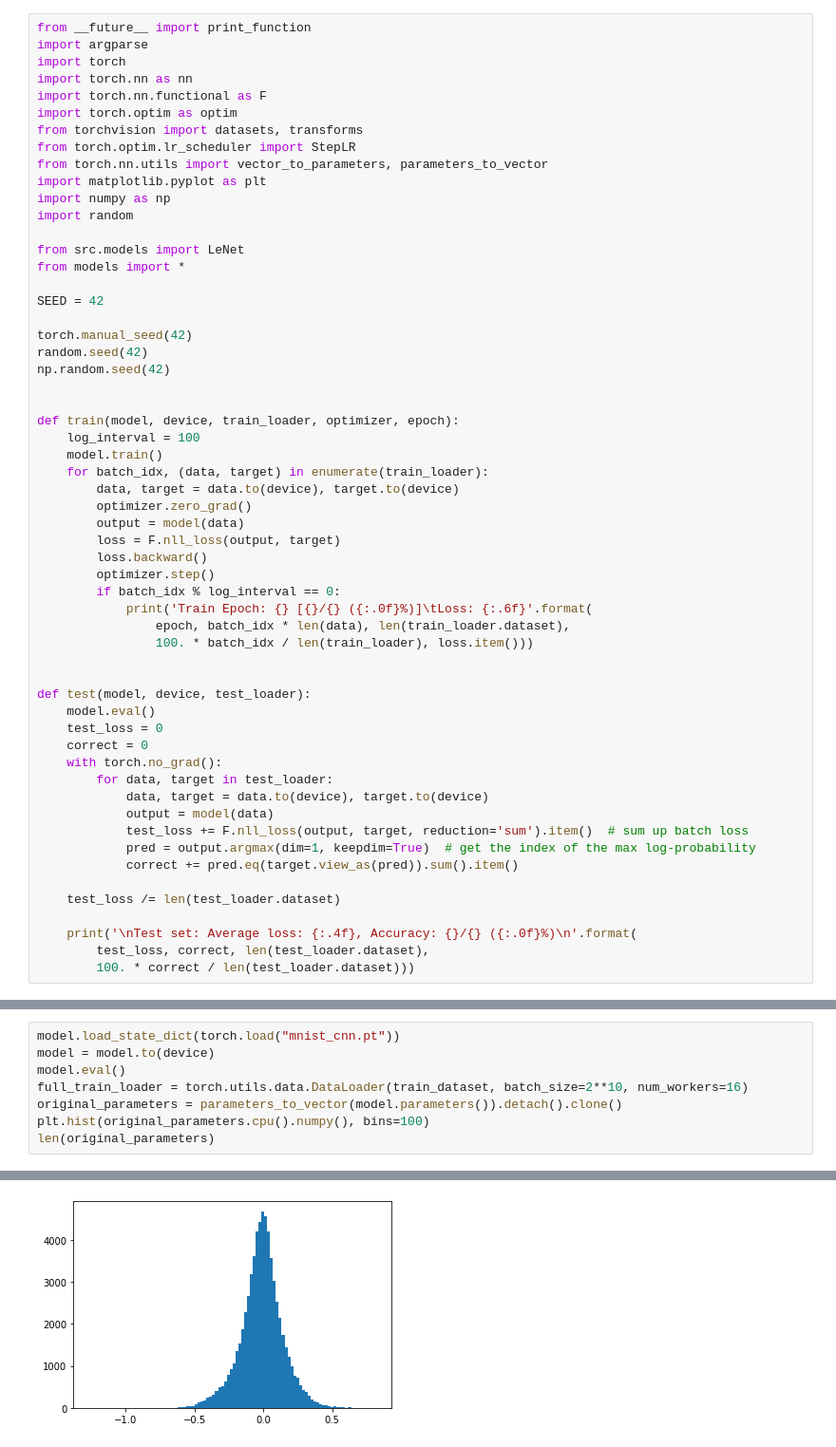
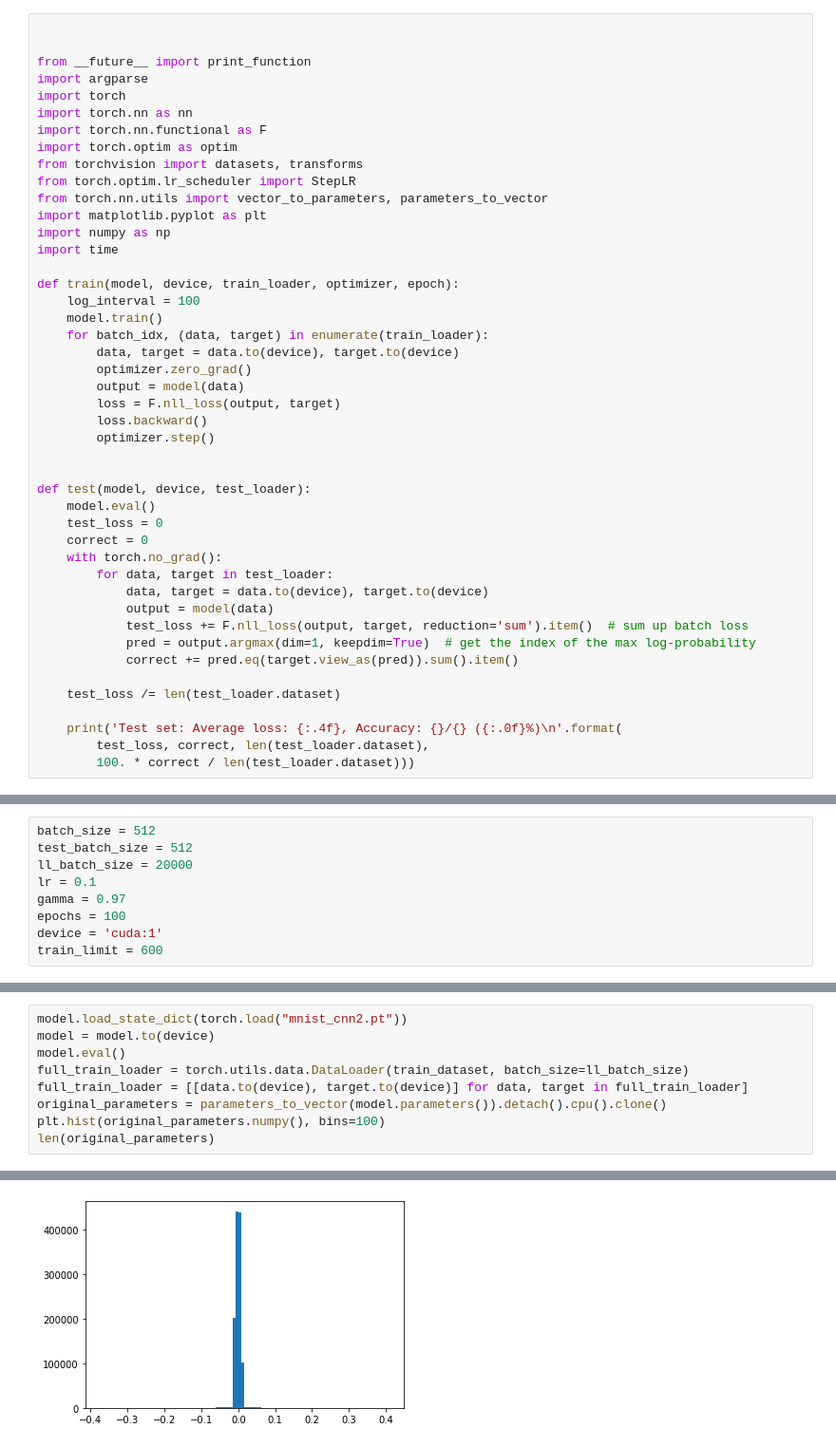
Before and after one commit to KsawerySmoczynski/One-simple-trick-to-fix-your-bayesian-neural-network, a Jupyter notebook: notebooks/bananas-vis.ipynb, the cells around one changed output, grey strips where cells are left out. Shown at 95% size. Saved outputs shown, nothing was run; the diff lists cells and outputs as text.

```diff
--- a/notebooks/bananas-vis.ipynb
+++ b/notebooks/bananas-vis.ipynb
@@ -1,4 +4,6 @@
 # %%
+
+
 from __future__ import print_function
 import argparse
 import torch
@@ -10,17 +15,7 @@ from torch.optim.lr_scheduler import StepLR
 from torch.nn.utils import vector_to_parameters, parameters_to_vector
 import matplotlib.pyplot as plt
 import numpy as np
-import random
-
-from src.models import LeNet
-from models import *
-
-SEED = 42
-
-torch.manual_seed(42)
-random.seed(42)
-np.random.seed(42)
-
+import time
 
 def train(model, device, train_loader, optimizer, epoch):
     log_interval = 100
@@ -32,10 +27,6 @@ def train(model, device, train_loader, optimizer, epoch):
         loss = F.nll_loss(output, target)
         loss.backward()
         optimizer.step()
-        if batch_idx % log_interval == 0:
-            print('Train Epoch: {} [{}/{} ({:.0f}%)]\tLoss: {:.6f}'.format(
-                epoch, batch_idx * len(data), len(train_loader.dataset),
-                100. * batch_idx / len(train_loader), loss.item()))
 
 
 def test(model, device, test_loader):
@@ -52,6 +43,6 @@ def test(model, device, test_loader):
 
     test_loss /= len(test_loader.dataset)
 
-    print('\nTest set: Average loss: {:.4f}, Accuracy: {}/{} ({:.0f}%)\n'.format(
+    print('Test set: Average loss: {:.4f}, Accuracy: {}/{} ({:.0f}%)\n'.format(
         test_loss, correct, len(test_loader.dataset),
         100. * correct / len(test_loader.dataset)))
@@ -101 +186,10 @@ def fit_N(x, p):
+# %%
+batch_size = 512
+test_batch_size = 512
+ll_batch_size = 20000
+lr = 0.1
+gamma = 0.97
+epochs = 100
+device = 'cuda:1'
+train_limit = 600
 # %%
@@ -191,9 +275,10 @@ KeyboardInterrupt:
 # %%
-model.load_state_dict(torch.load("mnist_cnn.pt"))
+model.load_state_dict(torch.load("mnist_cnn2.pt"))
 model = model.to(device)
 model.eval()
-full_train_loader = torch.utils.data.DataLoader(train_dataset, batch_size=2**10, num_workers=16)
-original_parameters = parameters_to_vector(model.parameters()).detach().clone()
-plt.hist(original_parameters.cpu().numpy(), bins=100)
+full_train_loader = torch.utils.data.DataLoader(train_dataset, batch_size=ll_batch_size)
+full_train_loader = [[data.to(device), target.to(device)] for data, target in full_train_loader]
+original_parameters = parameters_to_vector(model.parameters()).detach().cpu().clone()
+plt.hist(original_parameters.numpy(), bins=100)
 len(original_parameters)
 # %% [output]
@@ -201 +286 @@ len(original_parameters)
-[figure, old version]
+[figure, new version]
```
Also changed, not shown: parts of 15 cells of this notebook, 3 other files.
